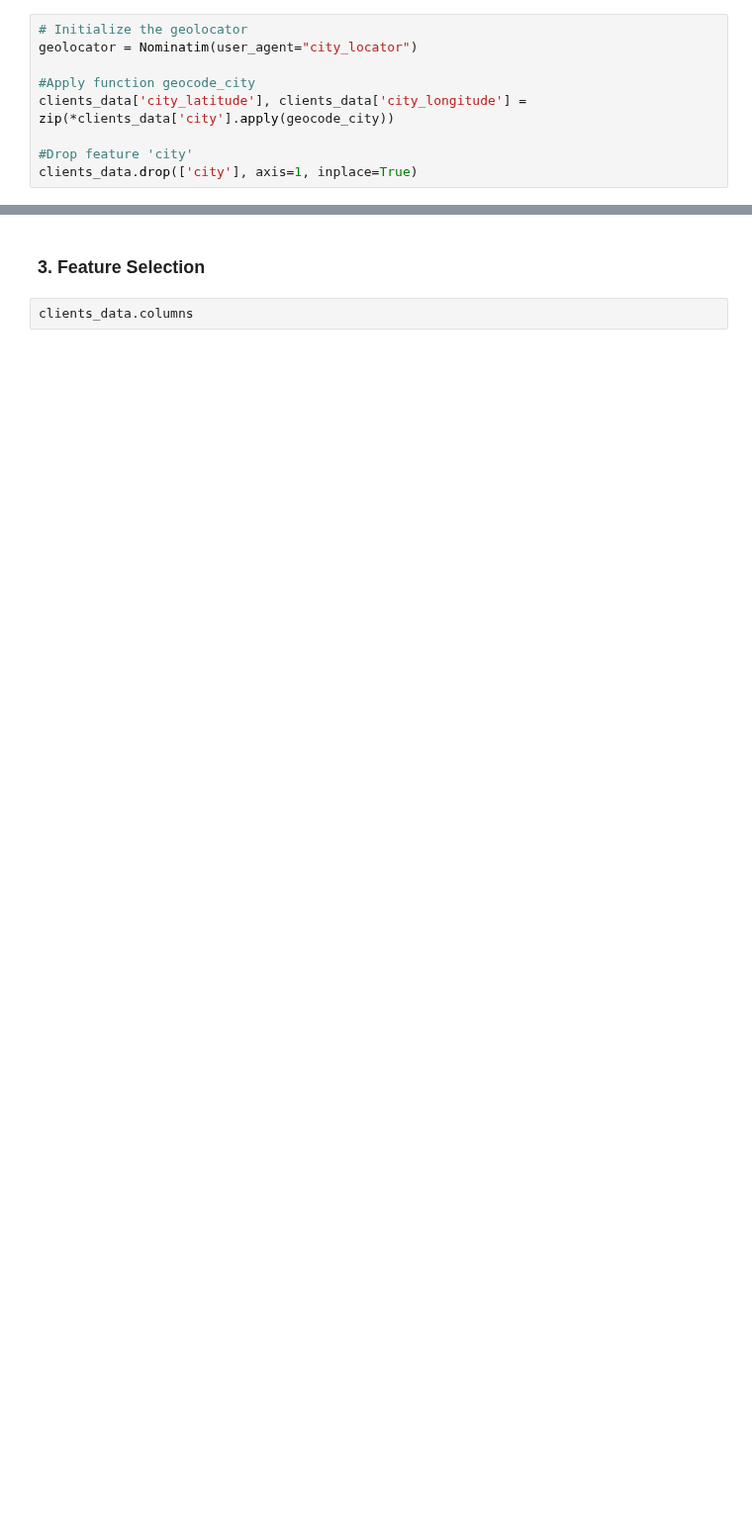
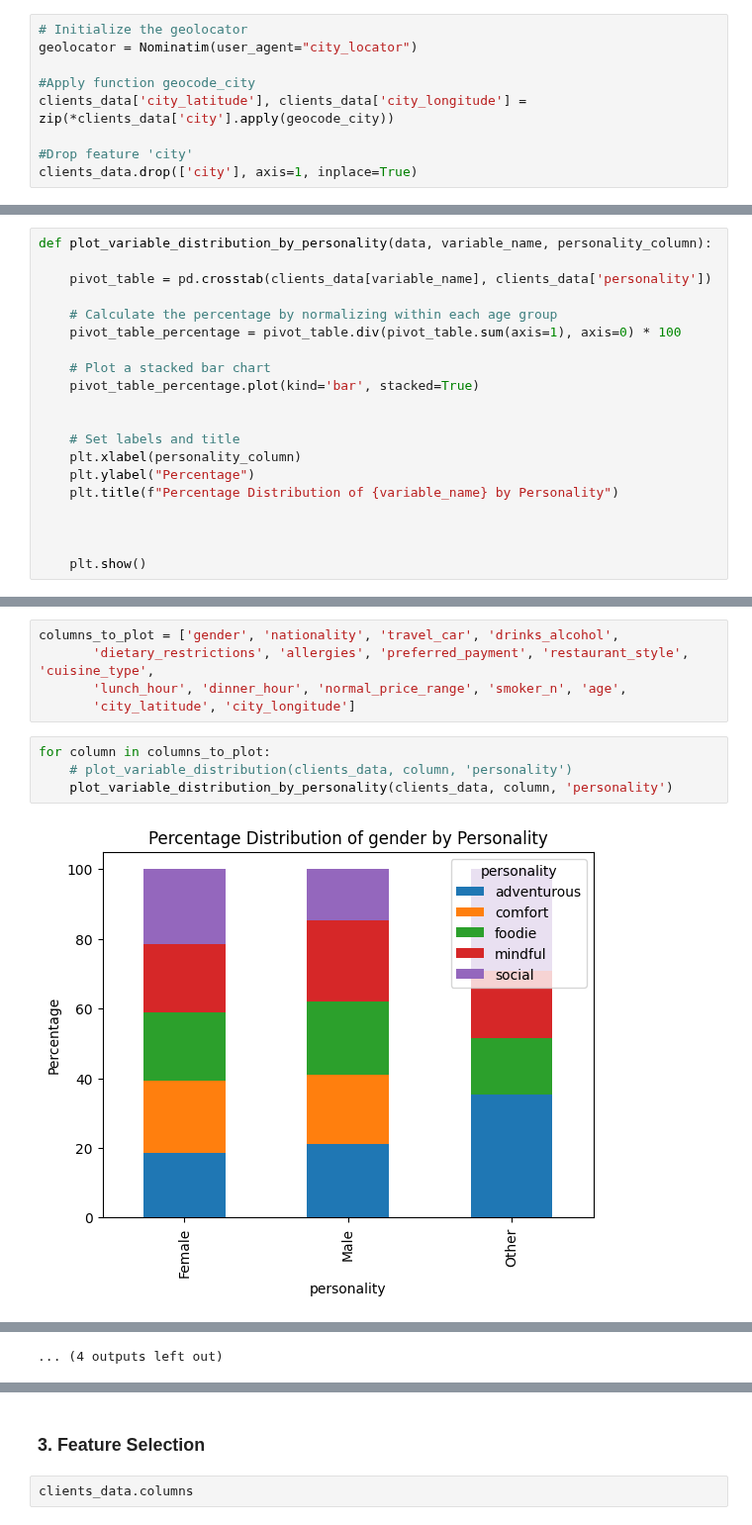
Before and after one commit to shaulleo/FlavourFlix, a Jupyter notebook: food_personality_model.ipynb, the cells around one changed output, grey strips where cells are left out. Shown at 99% size. Drawn from its saved outputs; the diff is of its cells as text; blank space fills up the shorter version.

```diff
--- a/food_personality_model.ipynb
+++ b/food_personality_model.ipynb
@@ -298,0 +167,20 @@ clients_data['personality'] = label_encoder4.fit_transform(clients_data['persona
+# %%
+def plot_variable_distribution_by_personality(data, variable_name, personality_column):
+
+    pivot_table = pd.crosstab(clients_data[variable_name], clients_data['personality'])
+
+    # Calculate the percentage by normalizing within each age group
+    pivot_table_percentage = pivot_table.div(pivot_table.sum(axis=1), axis=0) * 100
+
+    # Plot a stacked bar chart
+    pivot_table_percentage.plot(kind='bar', stacked=True)
+
+
+    # Set labels and title
+    plt.xlabel(personality_column)
+    plt.ylabel("Percentage")
+    plt.title(f"Percentage Distribution of {variable_name} by Personality")
+
+
+
+    plt.show()
@@ -298,0 +207,11 @@ clients_data['personality'] = label_encoder4.fit_transform(clients_data['persona
+# %%
+columns_to_plot = ['gender', 'nationality', 'travel_car', 'drinks_alcohol',
+       'dietary_restrictions', 'allergies', 'preferred_payment', 'restaurant_style', 'cuisine_type',
+       'lunch_hour', 'dinner_hour', 'normal_price_range', 'smoker_n', 'age',
+       'city_latitude', 'city_longitude']
+# %%
+for column in columns_to_plot:
+    # plot_variable_distribution(clients_data, column, 'personality')
+    plot_variable_distribution_by_personality(clients_data, column, 'personality')
+# %% [output]
+[figure, added]
@@ -298,0 +229 @@ clients_data['personality'] = label_encoder4.fit_transform(clients_data['persona
+... (4 outputs left out)
```
Also changed, not shown: parts of 55 cells of this notebook.
